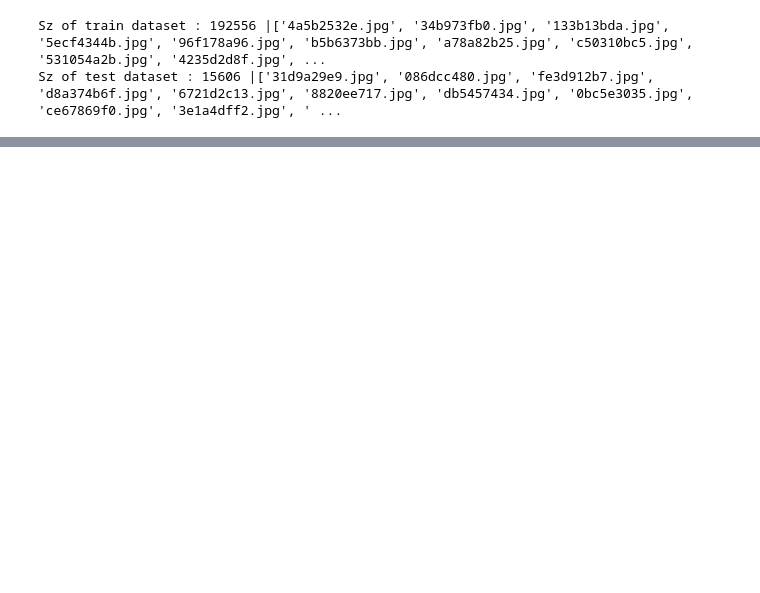
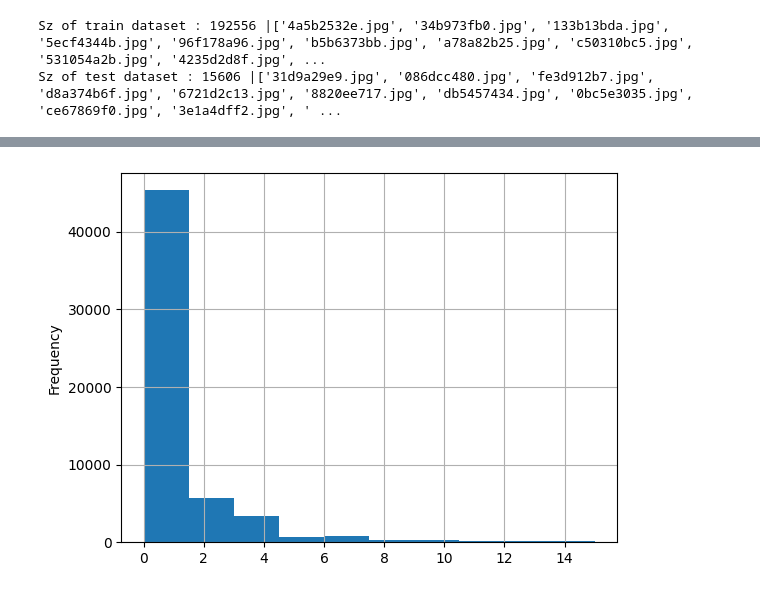
Before and after one commit to hamuladm/Airbus-Ship-Detection, a Jupyter notebook: eda.ipynb, the cells around one changed output, grey strips where cells are left out. Cells and saved outputs as stored; diff of their text form; code cells hidden in the pictures; blank space fills up the shorter version.

```diff
--- a/eda.ipynb
+++ b/eda.ipynb
@@ -29,0 +83,7 @@ Photos with ships : 81723
+# %%
+ships = masks.copy()
+ships['Ships'] = ships['EncodedPixels'].notnull().astype(int)
+ships = ships.groupby('ImageId').sum().reset_index()
+
+ships.EncodedPixels = ships.EncodedPixels.apply(lambda x: x if x != 0 else '')
+ships
@@ -29,0 +121,5 @@ Photos with ships : 81723
+# %%
+from sklearn.model_selection import train_test_split
+train_ships, valid_ships = train_test_split(ships, test_size=0.25, stratify=ships.Ships)
+
+train_ships
@@ -29,0 +140,8 @@ Photos with ships : 81723
+# %%
+def undersample(df: pd.DataFrame) -> pd.DataFrame:
+    return pd.concat([df[df.Ships == 0].sample(n=25000, random_state=42), df[df.Ships != 0]])
+# %%
+train_ships, valid_ships = undersample(train_ships), undersample(valid_ships)
+train_ships.Ships.plot.hist().grid(True)
+# %% [output]
+[figure, added]
```
Also changed, not shown: parts of 10 cells of this notebook, 1 other file.
